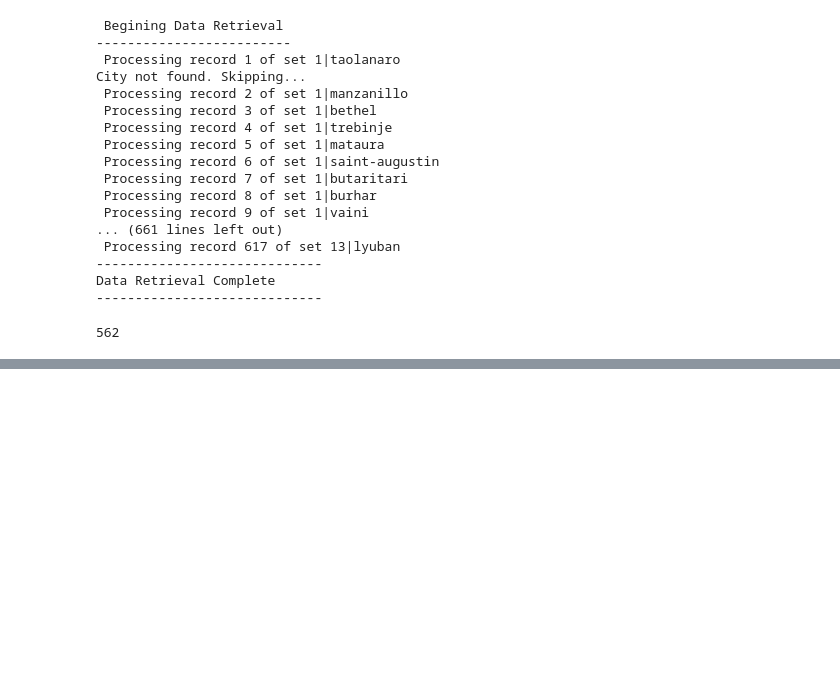
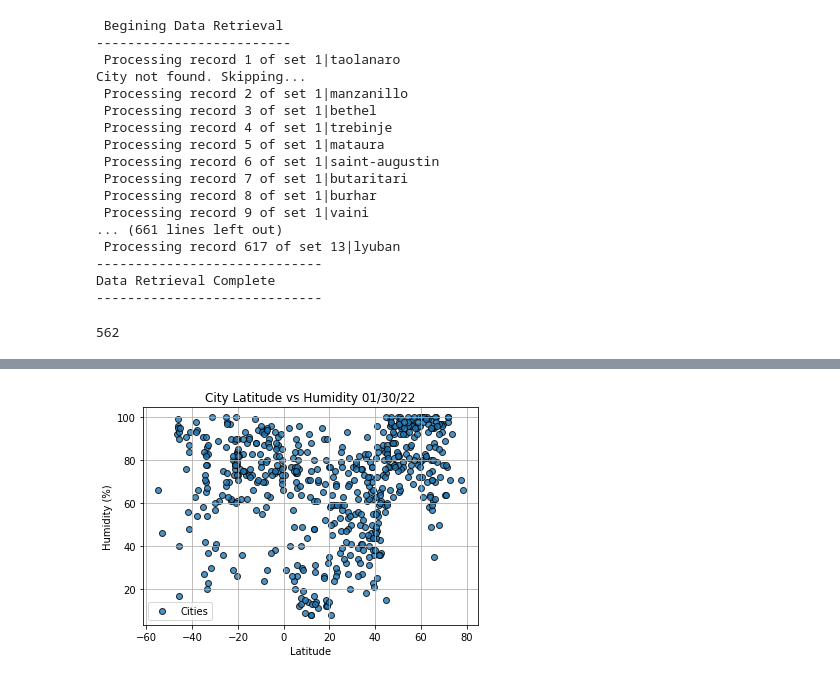
Before and after one commit to swathy84/World_Weather_Analysis, a Jupyter notebook: WeatherPy.ipynb, the cells around one changed output, grey strips where cells are left out. Saved outputs shown, nothing was run; the diff lists cells and outputs as text; code cells hidden in the pictures; blank space fills up the shorter version.

```diff
--- a/WeatherPy.ipynb
+++ b/WeatherPy.ipynb
@@ -231,0 +256,12 @@ city_data_df.to_csv(output_data_file,index_label="City_ID")
+# %%
+# Build the scatter plots for latitude vs. humidity.
+plt.scatter(lats,humidity,edgecolor = "black",marker = "o",alpha = 0.8,label = "Cities")
+plt.legend()
+plt.title(f"City Latitude vs Humidity {time}")
+plt.xlabel("Latitude")
+plt.ylabel("Humidity (%)")
+plt.grid(True)
+plt.savefig("weather_data/City_Latitude_vs_Humidity.png")
+plt.show()
+# %% [output]
+[figure, added]
```
Also changed, not shown: parts of 4 cells of this notebook, 5 other files.
